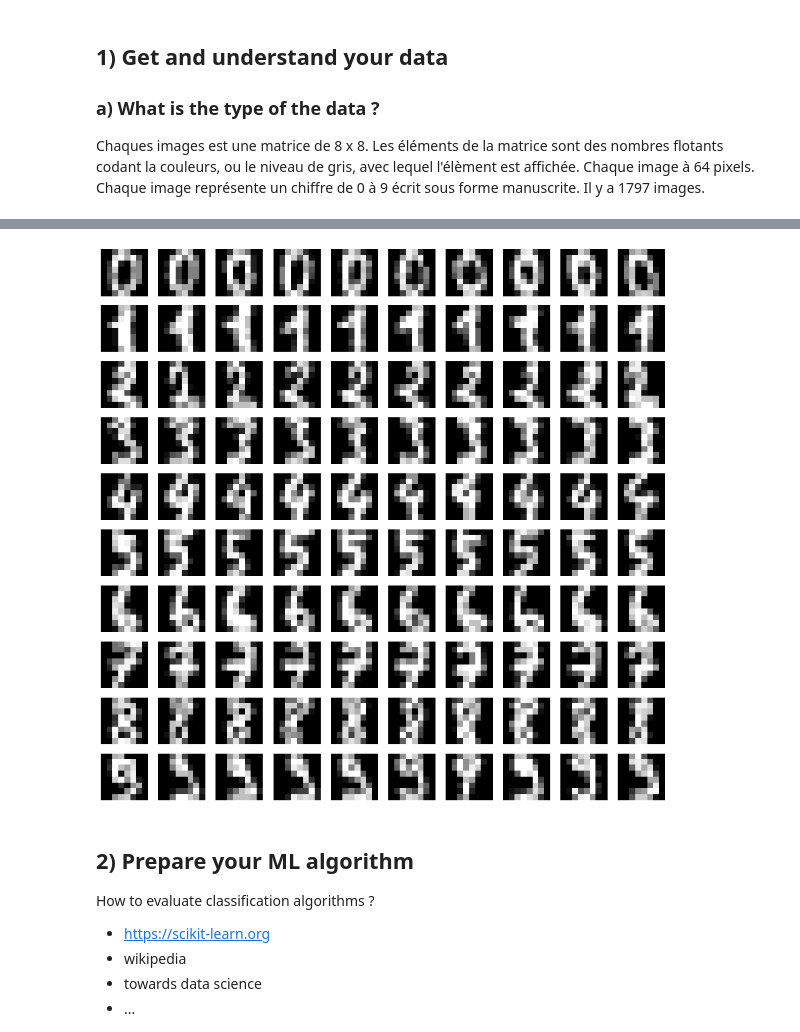
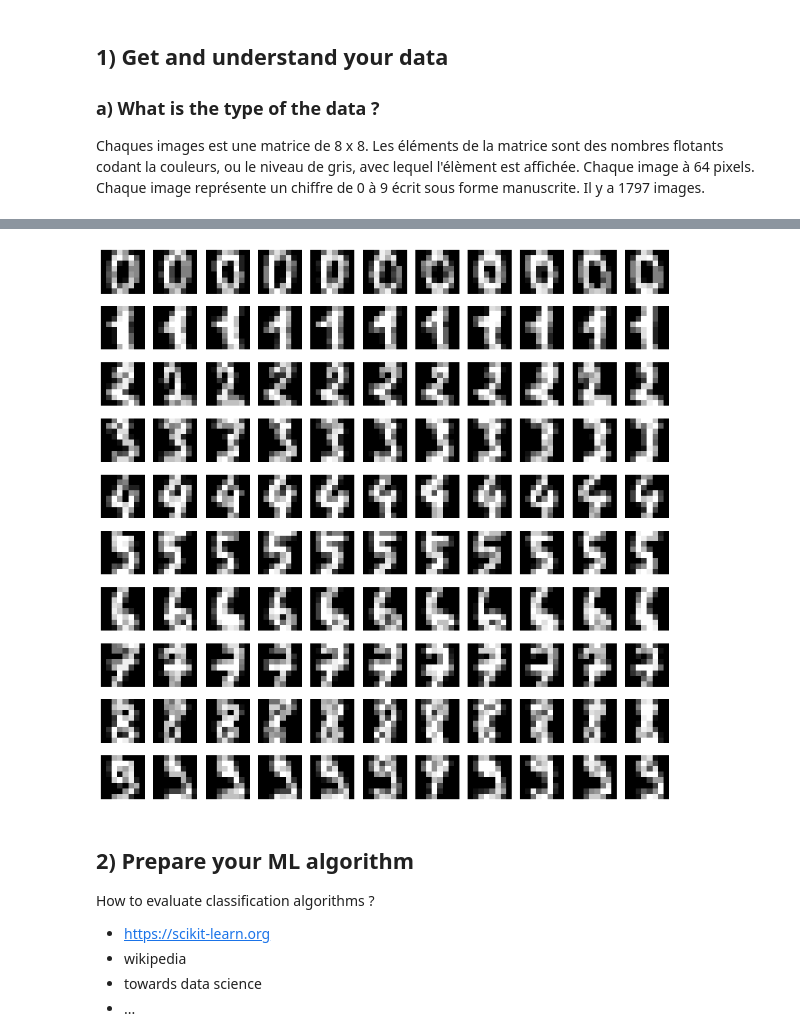
Before and after one commit to jpphi/brief5_handw, a Jupyter notebook: rendu_brief5_handw.ipynb, the cells around one changed output, grey strips where cells are left out. Drawn from its saved outputs; the diff is of its cells as text; code cells hidden in the pictures.

```diff
--- a/rendu_brief5_handw.ipynb
+++ b/rendu_brief5_handw.ipynb
@@ -68,39 +81,22 @@ plt.show()
 # %%
-# Show several data for each label (== category)
-
 X = digits.images
 Y = digits.target
 Xdata= digits.data
-# print(Xdata)
-# print(X)
 
-# ----------------------------- ??????????????????????????? ----------------------------------------
-#
-# Xdata est un tableau à 3 dimensions, X en a 2 mais le tableau est identiques. Je ne comprend pas
-#  la différence entre les 2 jeux de données.
-#
-# ----------------------------- ??????????????????????????? ----------------------------------------
-# Réponse possible: les images sont organisées en matrice de 8x8, les datas sont un tableau de 64 éléments
-# ----------------------------- !!!!!!!!!!!!!!!!!!!!!!!!!!! ----------------------------------------
+# Les images sont organisées en matrice de 8x8, les datas sont un tableau de 64 éléments
 
-n_digits = np.unique(Y)
-M = 10
+n_digits = np.unique(Y) # = 0,1,2,...9
+M =11
 #dim = int(np.sqrt(X.shape[1]))
-print("X Shape: ",X.shape)
-print("Xdata Shape: ",Xdata.shape)
-print("Y shape: ",Y.shape)
-print("digits.target_name",digits.target_names)
+print("X Shape:",X.shape)
+print("Xdata Shape:",Xdata.shape)
+print("Y shape:",Y.shape)
+print(f"digits.target_name: {digits.target_names}\n")
 
-# ----------------------------- ??????????????????????????? ----------------------------------------
-# Quel intérêt de prendre la racine carré de 8 ?
-# Suppression de Dim
-# ----------------------------- ??????????????????????????? ----------------------------------------
-print(np.sqrt(X.shape[1]))
-#print("dim",dim)
-#print(digits.DESCR)
-print(type(digits))
+# Préparation de l'affichage
+fig, axs = plt.subplots(len(n_digits), M, figsize=(15, 15))
 
-fig, axs = plt.subplots(len(n_digits), M, figsize=(15, 15))
+# Afficher M exemples de tout les digits (de 0 à 9)
 for i, d in enumerate(n_digits):
     for j in range(M):
         #print(X[Y==d][j])
@@ -116,4 +110,4 @@ digits.target_name [0 1 2 3 4 5 6 7 8 9]
-[figure, old version]
+[figure, new version]
 # %% [markdown]
 ## **2) Prepare your ML algorithm**
 
```
Also changed, not shown: parts of 33 cells of this notebook, 1 other file.
